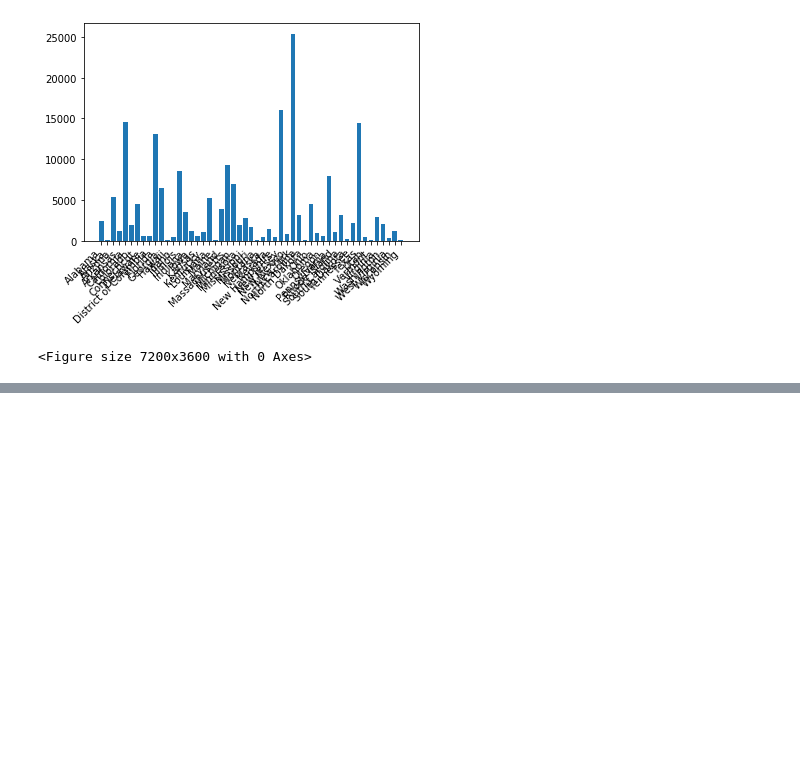
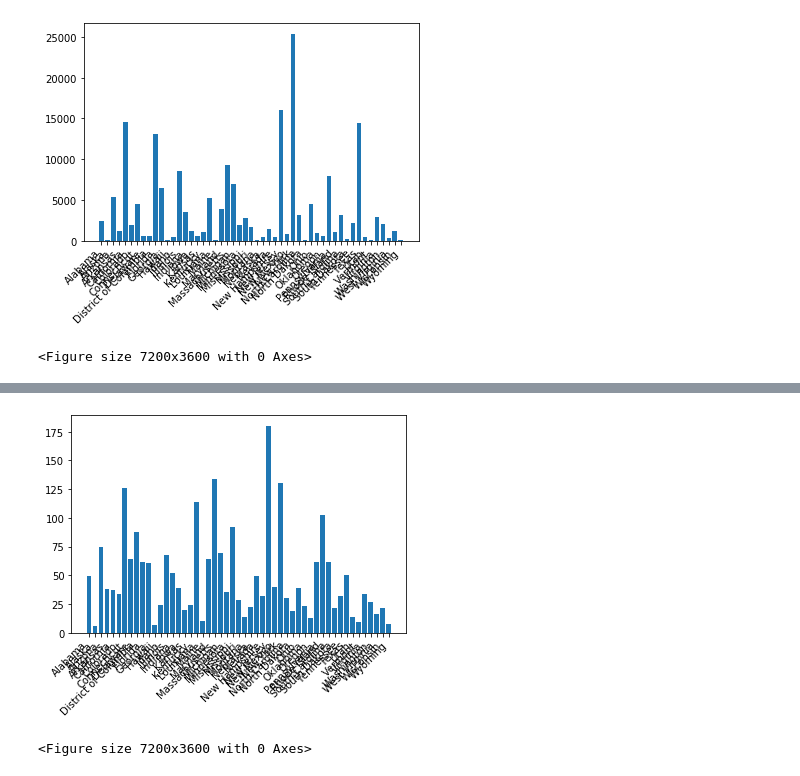
Before and after one commit to gelopez21/ProjectOne, a Jupyter notebook: Project One - Visualizations .ipynb, the cells around one changed output, grey strips where cells are left out. Drawn from its saved outputs; the diff is of its cells as text; code cells hidden in the pictures; blank space fills up the shorter version.

```diff
--- a/Project One - Visualizations .ipynb
+++ b/Project One - Visualizations .ipynb
@@ -64,0 +97,18 @@ per_capita = df['Number of Deaths'] / df['Pop2018']*100000
+# %%
+per_capita = df['Number of Deaths'] / df['Pop2018']*100000
+
+per_capita
+
+
+plt.bar(x=df['State'], height=per_capita, alpha=1, align='center', width=.8)
+
+x_axis = np.arange(len(df['State']))
+
+
+plt.xticks(x_axis, df['State'], rotation=45, ha='right')
+plt.figure(figsize=(100,50))
+
+plt.subplots_adjust(bottom=0.15)
+# %% [output]
+[figure, added]
+<Figure size 7200x3600 with 0 Axes>
```
Also changed, not shown: parts of 10 cells of this notebook, 2 other files.
